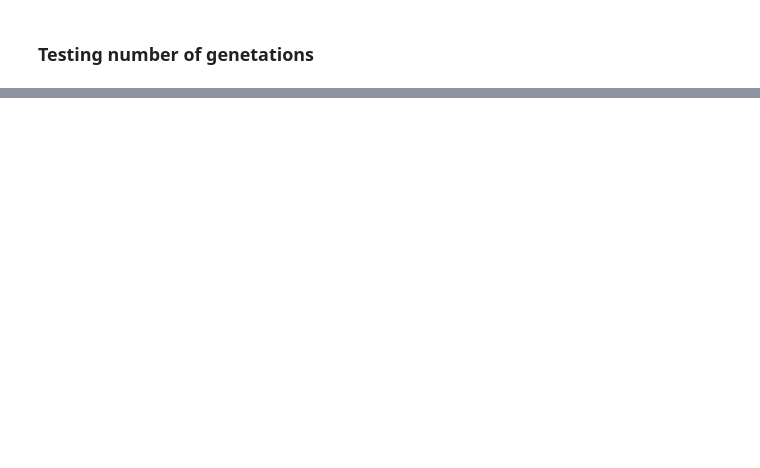
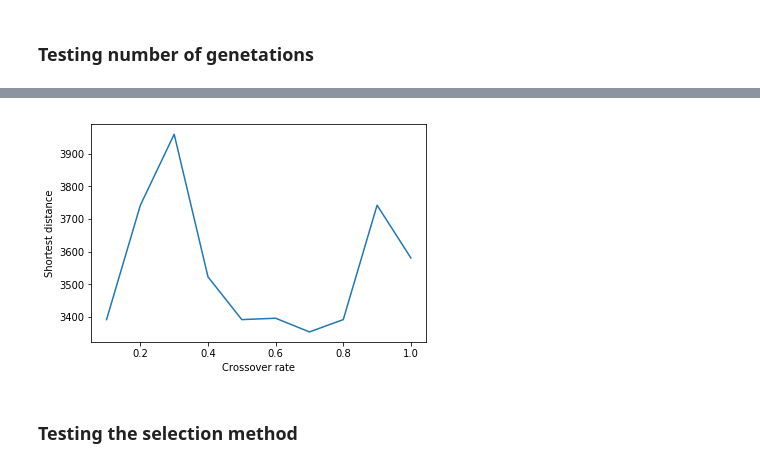
Before and after one commit to SachaKor/MLG-PW4, a Jupyter notebook: labGA/MLG-PW4.ipynb, the cells around one changed output, grey strips where cells are left out. Saved outputs shown, nothing was run; the diff lists cells and outputs as text; code cells hidden in the pictures; blank space fills up the shorter version.

```diff
--- a/labGA/MLG-PW4.ipynb
+++ b/labGA/MLG-PW4.ipynb
@@ -191,0 +307,29 @@ plt.show()
+# %%
+crossover_rates = np.arange(0.1, 1.1, 0.1)
+bests = []
+for cr in crossover_rates:
+    for i in np.arange(20):
+        setOfAlleles = GAllele.GAlleles(homogeneous=True)
+        lst = [ i for i in xrange(len(coords)) ]
+        a = GAllele.GAlleleList(lst)
+        setOfAlleles.add(a)
+
+        genome = G1DList.G1DList(len(coords))
+        genome.setParams(allele=setOfAlleles)
+
+        genome.evaluator.set(eval_func)
+        genome.mutator.set(Mutators.G1DListMutatorSwap)
+        genome.crossover.set(Crossovers.G1DListCrossoverOX)
+        genome.initializator.set(G1DListTSPInitializator)
+
+        ga = GSimpleGA.GSimpleGA(genome)
+        ga.setGenerations(200)
+        ga.setMinimax(Consts.minimaxType["minimize"])
+        ga.setCrossoverRate(cr)
+        ga.setMutationRate(0.02)
+        ga.setPopulationSize(100)
+
+        ga.evolve(freq_stats=100)
+        best_i = ga.bestIndividual()
+        best_length = tour_length(spherical_distances, best_i)
+    bests.append(np.mean(best_length))
@@ -191,0 +354,9 @@ plt.show()
+# %%
+plt.plot(crossover_rates, bests)
+plt.xlabel("Crossover rate")
+plt.ylabel("Shortest distance")
+plt.show()
+# %% [output]
+[figure, added]
+# %% [markdown]
+### Testing the selection method
```
Also changed, not shown: parts of 18 cells of this notebook, 1 other file.
